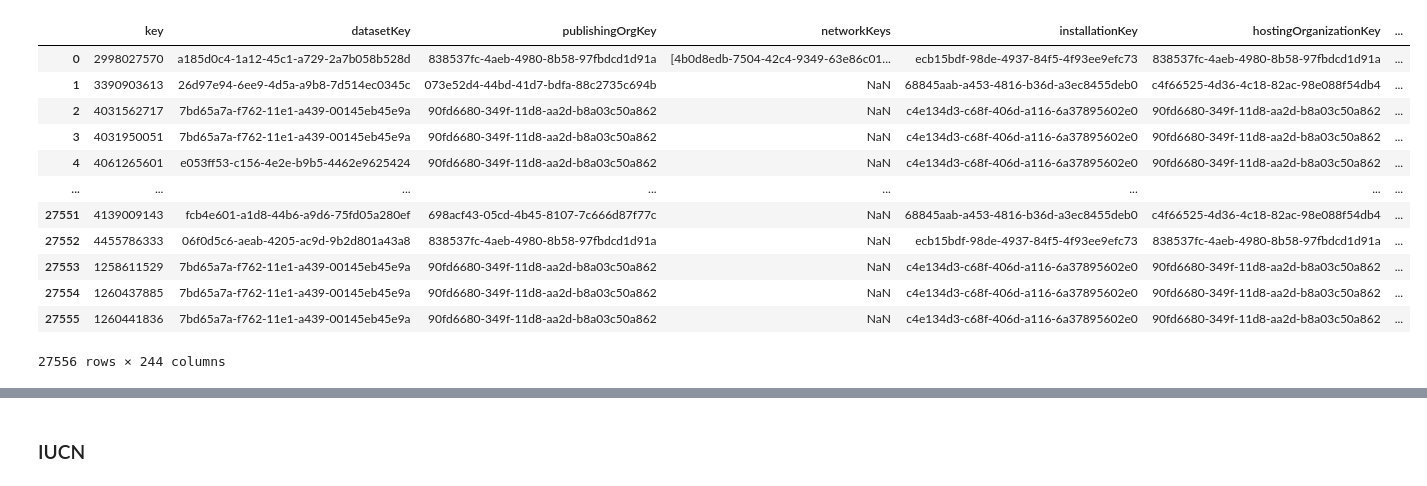
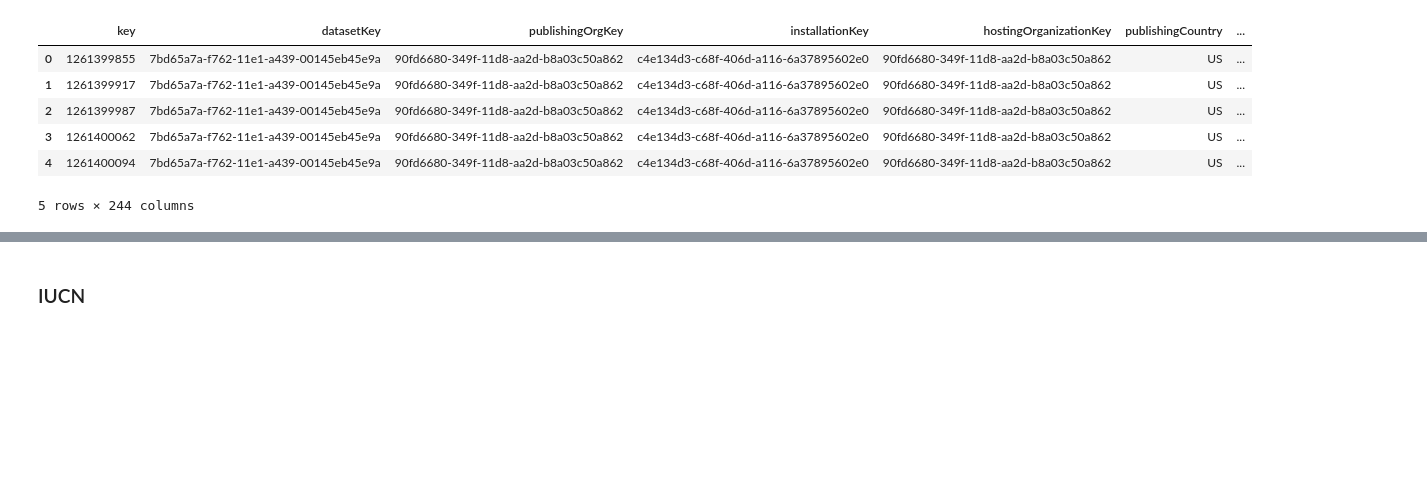
Before and after one commit to xaaaandao/din4072-applied-data-science, a Jupyter notebook: 02parquet.ipynb, the cells around one changed output, grey strips where cells are left out. Saved outputs shown, nothing was run; the diff lists cells and outputs as text; code cells hidden in the pictures; blank space fills up the shorter version.

```diff
--- a/02parquet.ipynb
+++ b/02parquet.ipynb
@@ -64,22 +65,16 @@ qtd em results: 1378
 # %%
 data = list(itertools.chain(*(r for r in results)))
 d2= dict(itertools.chain.from_iterable(d.items() for d in data))
 df = pd.json_normalize(data)
-df
+df.head()
 # %% [output]
-|  | key | datasetKey | publishingOrgKey | networkKeys | installationKey | hostingOrganizationKey | ... |
-| 0 | 2998027570 | a185d0c4-1a12-45c1-a729-2a7b058b528d | 838537fc-4aeb-4980-8b58-97fbdcd1d91a | [4b0d8edb-7504-42c4-9349-63e86c01... | ecb15bdf-98de-4937-84f5-4f93ee9efc73 | 838537fc-4aeb-4980-8b58-97fbdcd1d91a | ... |
-| 1 | 3390903613 | 26d97e94-6ee9-4d5a-a9b8-7d514ec0345c | 073e52d4-44bd-41d7-bdfa-88c2735c694b | NaN | 68845aab-a453-4816-b36d-a3ec8455deb0 | c4f66525-4d36-4c18-82ac-98e088f54db4 | ... |
-| 2 | 4031562717 | 7bd65a7a-f762-11e1-a439-00145eb45e9a | 90fd6680-349f-11d8-aa2d-b8a03c50a862 | NaN | c4e134d3-c68f-406d-a116-6a37895602e0 | 90fd6680-349f-11d8-aa2d-b8a03c50a862 | ... |
-| 3 | 4031950051 | 7bd65a7a-f762-11e1-a439-00145eb45e9a | 90fd6680-349f-11d8-aa2d-b8a03c50a862 | NaN | c4e134d3-c68f-406d-a116-6a37895602e0 | 90fd6680-349f-11d8-aa2d-b8a03c50a862 | ... |
-| 4 | 4061265601 | e053ff53-c156-4e2e-b9b5-4462e9625424 | 90fd6680-349f-11d8-aa2d-b8a03c50a862 | NaN | c4e134d3-c68f-406d-a116-6a37895602e0 | 90fd6680-349f-11d8-aa2d-b8a03c50a862 | ... |
-| ... | ... | ... | ... | ... | ... | ... | ... |
-| 27551 | 4139009143 | fcb4e601-a1d8-44b6-a9d6-75fd05a280ef | 698acf43-05cd-4b45-8107-7c666d87f77c | NaN | 68845aab-a453-4816-b36d-a3ec8455deb0 | c4f66525-4d36-4c18-82ac-98e088f54db4 | ... |
-| 27552 | 4455786333 | 06f0d5c6-aeab-4205-ac9d-9b2d801a43a8 | 838537fc-4aeb-4980-8b58-97fbdcd1d91a | NaN | ecb15bdf-98de-4937-84f5-4f93ee9efc73 | 838537fc-4aeb-4980-8b58-97fbdcd1d91a | ... |
-| 27553 | 1258611529 | 7bd65a7a-f762-11e1-a439-00145eb45e9a | 90fd6680-349f-11d8-aa2d-b8a03c50a862 | NaN | c4e134d3-c68f-406d-a116-6a37895602e0 | 90fd6680-349f-11d8-aa2d-b8a03c50a862 | ... |
-| 27554 | 1260437885 | 7bd65a7a-f762-11e1-a439-00145eb45e9a | 90fd6680-349f-11d8-aa2d-b8a03c50a862 | NaN | c4e134d3-c68f-406d-a116-6a37895602e0 | 90fd6680-349f-11d8-aa2d-b8a03c50a862 | ... |
-| 27555 | 1260441836 | 7bd65a7a-f762-11e1-a439-00145eb45e9a | 90fd6680-349f-11d8-aa2d-b8a03c50a862 | NaN | c4e134d3-c68f-406d-a116-6a37895602e0 | 90fd6680-349f-11d8-aa2d-b8a03c50a862 | ... |
+|  | key | datasetKey | publishingOrgKey | installationKey | hostingOrganizationKey | publishingCountry | ... |
+| 0 | 1261399855 | 7bd65a7a-f762-11e1-a439-00145eb45e9a | 90fd6680-349f-11d8-aa2d-b8a03c50a862 | c4e134d3-c68f-406d-a116-6a37895602e0 | 90fd6680-349f-11d8-aa2d-b8a03c50a862 | US | ... |
+| 1 | 1261399917 | 7bd65a7a-f762-11e1-a439-00145eb45e9a | 90fd6680-349f-11d8-aa2d-b8a03c50a862 | c4e134d3-c68f-406d-a116-6a37895602e0 | 90fd6680-349f-11d8-aa2d-b8a03c50a862 | US | ... |
+| 2 | 1261399987 | 7bd65a7a-f762-11e1-a439-00145eb45e9a | 90fd6680-349f-11d8-aa2d-b8a03c50a862 | c4e134d3-c68f-406d-a116-6a37895602e0 | 90fd6680-349f-11d8-aa2d-b8a03c50a862 | US | ... |
+| 3 | 1261400062 | 7bd65a7a-f762-11e1-a439-00145eb45e9a | 90fd6680-349f-11d8-aa2d-b8a03c50a862 | c4e134d3-c68f-406d-a116-6a37895602e0 | 90fd6680-349f-11d8-aa2d-b8a03c50a862 | US | ... |
+| 4 | 1261400094 | 7bd65a7a-f762-11e1-a439-00145eb45e9a | 90fd6680-349f-11d8-aa2d-b8a03c50a862 | c4e134d3-c68f-406d-a116-6a37895602e0 | 90fd6680-349f-11d8-aa2d-b8a03c50a862 | US | ... |
-27556 rows × 244 columns
+5 rows × 244 columns
 # %%
 print(df.shape)
 filename = os.path.join(local_file, "gbif.parquet")
```
Also changed, not shown: parts of 7 cells of this notebook, 3 other files.
